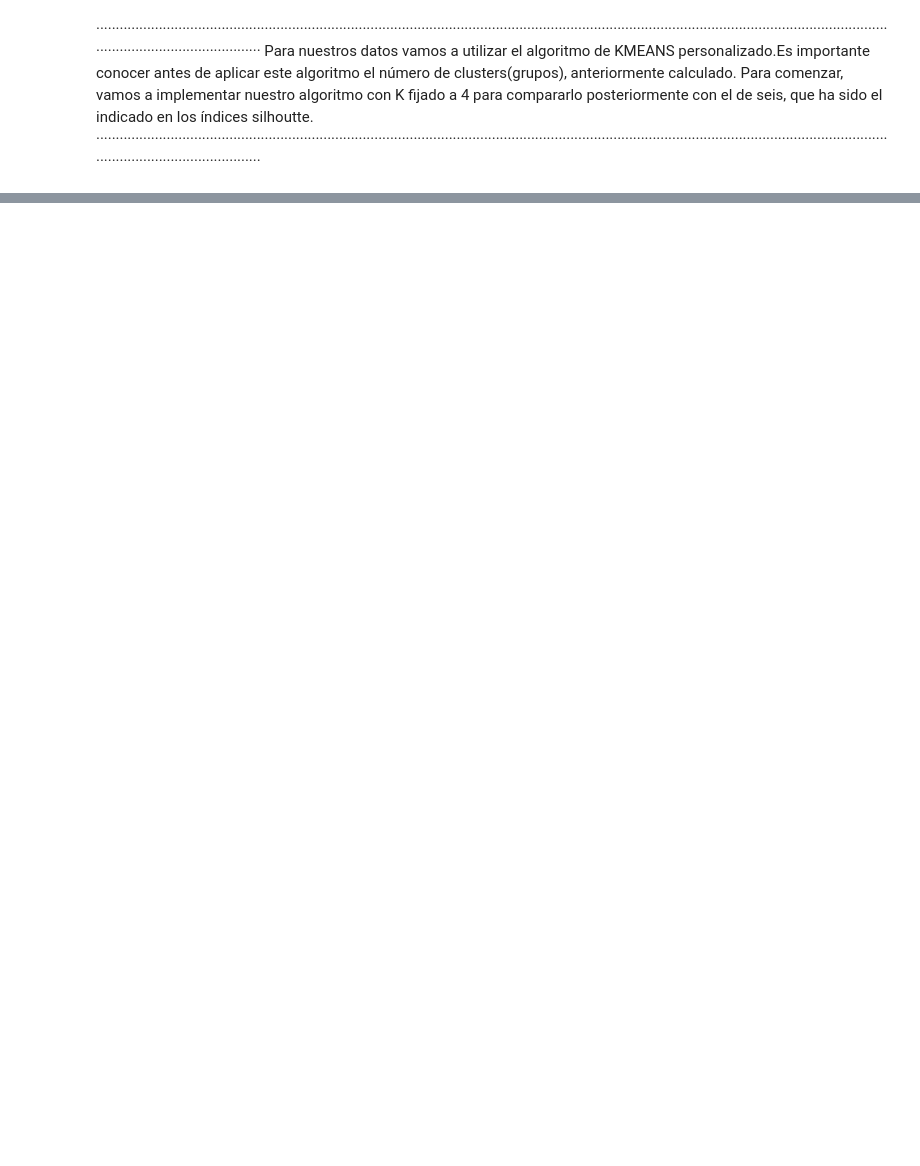
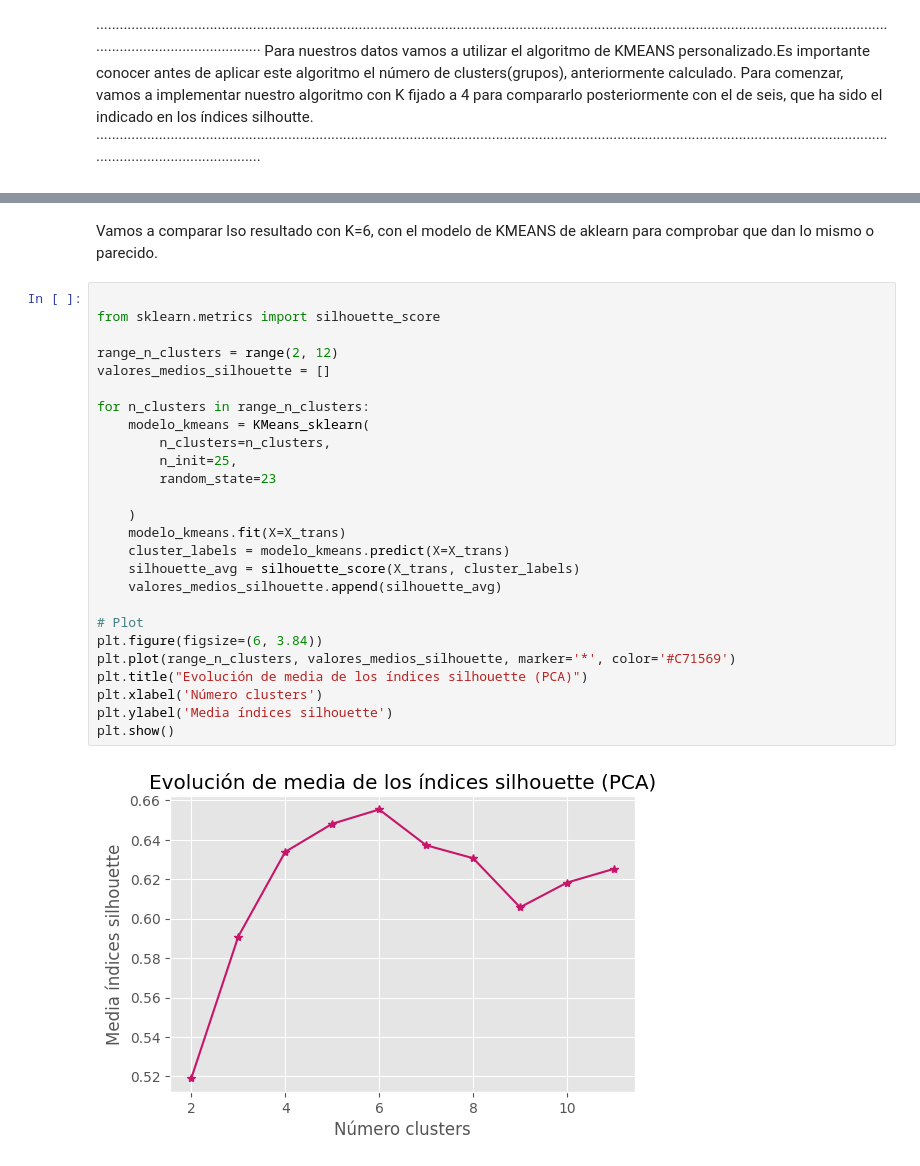
Before and after one commit to NathaliaMoniz/GRUPO09_Practica2, a Jupyter notebook: Practica.ipynb, the cells around one changed output, grey strips where cells are left out. Saved outputs shown, nothing was run; the diff lists cells and outputs as text; blank space fills up the shorter version.

```diff
--- a/Practica.ipynb
+++ b/Practica.ipynb
@@ -557,0 +562,30 @@ plt.show()
+# %% [markdown]
+Vamos a comparar lso resultado con K=6, con el modelo de KMEANS de aklearn para comprobar que dan lo mismo o parecido.
+# %%
+
+from sklearn.metrics import silhouette_score
+
+range_n_clusters = range(2, 12)
+valores_medios_silhouette = []
+
+for n_clusters in range_n_clusters:
+    modelo_kmeans = KMeans_sklearn(
+        n_clusters=n_clusters,
+        n_init=25,
+        random_state=23
+
+    )
+    modelo_kmeans.fit(X=X_trans)
+    cluster_labels = modelo_kmeans.predict(X=X_trans)
+    silhouette_avg = silhouette_score(X_trans, cluster_labels)
+    valores_medios_silhouette.append(silhouette_avg)
+
+# Plot
+plt.figure(figsize=(6, 3.84))
+plt.plot(range_n_clusters, valores_medios_silhouette, marker='*', color='#C71569')
+plt.title("Evolución de media de los índices silhouette (PCA)")
+plt.xlabel('Número clusters')
+plt.ylabel('Media índices silhouette')
+plt.show()
+# %% [output]
+[figure, added]
```
Also changed, not shown: parts of 11 cells of this notebook.
